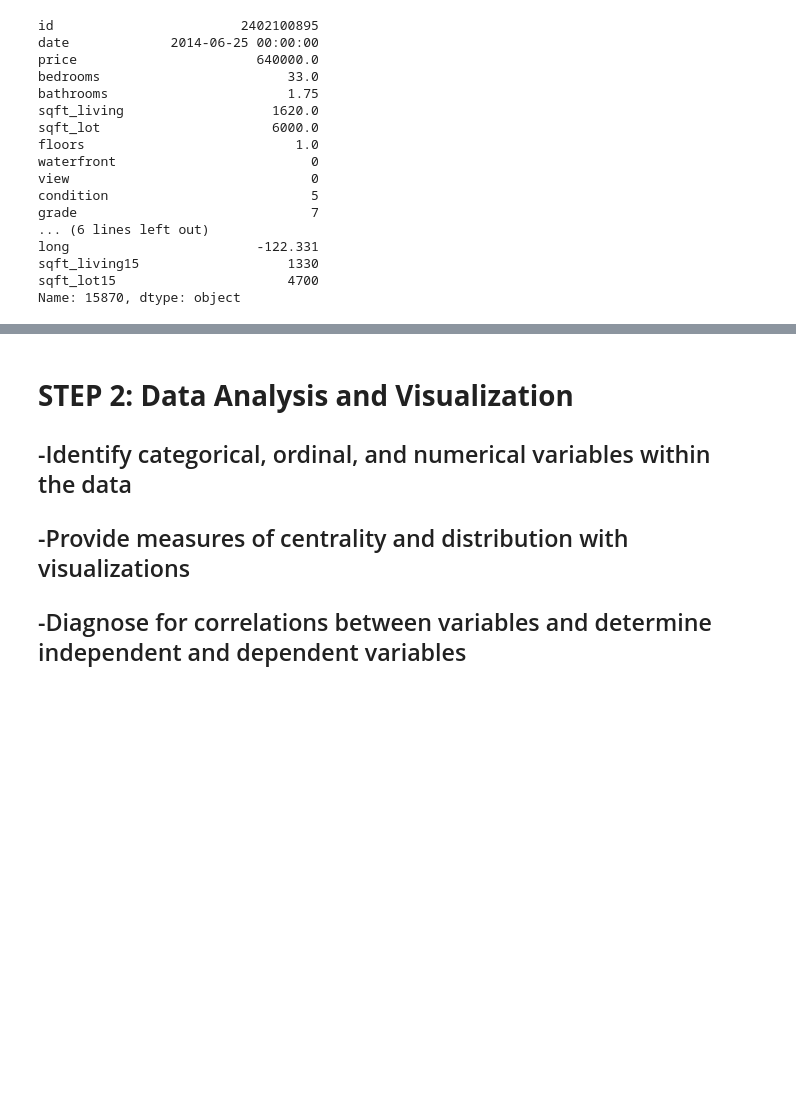
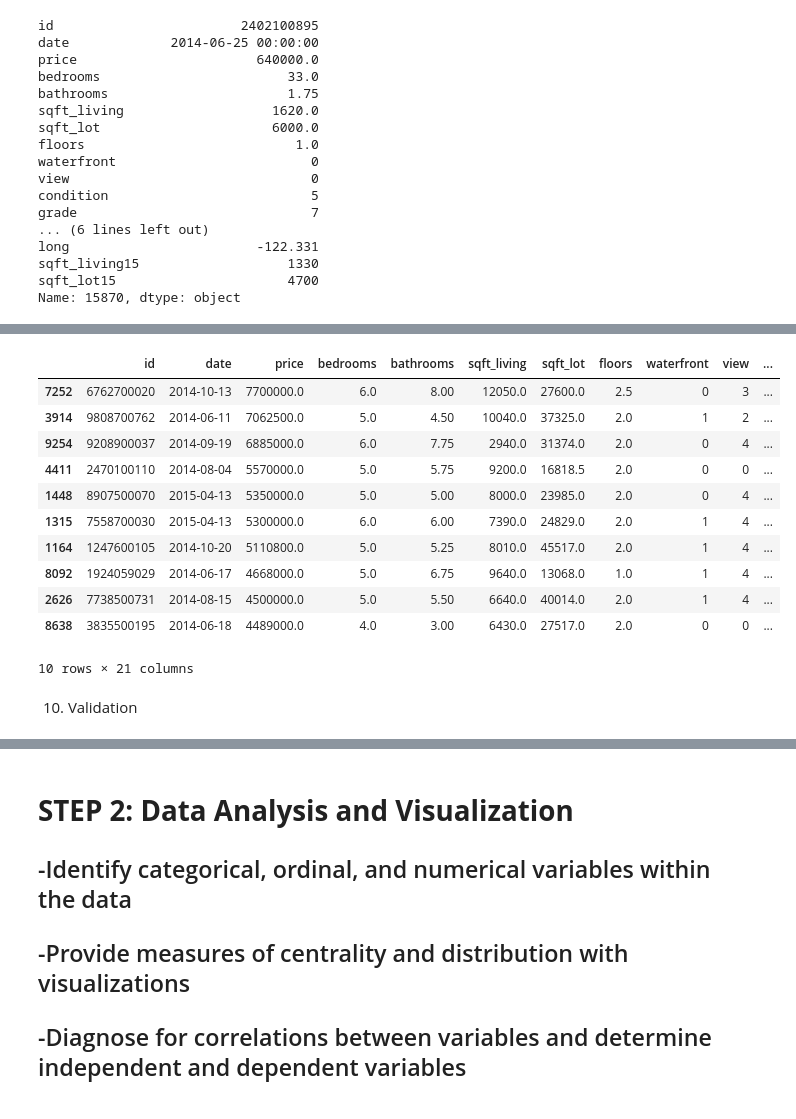
Before and after one commit to veronicarb917/ADS500B, a Jupyter notebook: ADS-500B-PROJECT.ipynb, the cells around one changed output, grey strips where cells are left out. Cells and saved outputs as stored; diff of their text form; code cells hidden in the pictures; blank space fills up the shorter version.

```diff
--- a/ADS-500B-PROJECT.ipynb
+++ b/ADS-500B-PROJECT.ipynb
@@ -288,0 +491,17 @@ df.loc[15870, 'bedrooms'] = 3
+# %%
+df.sort_values('price', ascending=False).head(10)
+# %% [output]
+|  | id | date | price | bedrooms | bathrooms | sqft_living | sqft_lot | floors | waterfront | view | ... |
+| 7252 | 6762700020 | 2014-10-13 | 7700000.0 | 6.0 | 8.00 | 12050.0 | 27600.0 | 2.5 | 0 | 3 | ... |
+| 3914 | 9808700762 | 2014-06-11 | 7062500.0 | 5.0 | 4.50 | 10040.0 | 37325.0 | 2.0 | 1 | 2 | ... |
+| 9254 | 9208900037 | 2014-09-19 | 6885000.0 | 6.0 | 7.75 | 2940.0 | 31374.0 | 2.0 | 0 | 4 | ... |
+| 4411 | 2470100110 | 2014-08-04 | 5570000.0 | 5.0 | 5.75 | 9200.0 | 16818.5 | 2.0 | 0 | 0 | ... |
+| 1448 | 8907500070 | 2015-04-13 | 5350000.0 | 5.0 | 5.00 | 8000.0 | 23985.0 | 2.0 | 0 | 4 | ... |
+| 1315 | 7558700030 | 2015-04-13 | 5300000.0 | 6.0 | 6.00 | 7390.0 | 24829.0 | 2.0 | 1 | 4 | ... |
+| 1164 | 1247600105 | 2014-10-20 | 5110800.0 | 5.0 | 5.25 | 8010.0 | 45517.0 | 2.0 | 1 | 4 | ... |
+| 8092 | 1924059029 | 2014-06-17 | 4668000.0 | 5.0 | 6.75 | 9640.0 | 13068.0 | 1.0 | 1 | 4 | ... |
+| 2626 | 7738500731 | 2014-08-15 | 4500000.0 | 5.0 | 5.50 | 6640.0 | 40014.0 | 2.0 | 1 | 4 | ... |
+| 8638 | 3835500195 | 2014-06-18 | 4489000.0 | 4.0 | 3.00 | 6430.0 | 27517.0 | 2.0 | 0 | 0 | ... |
+10 rows × 21 columns
+# %% [markdown]
+10. Validation
```
Also changed, not shown: parts of 24 cells of this notebook.
